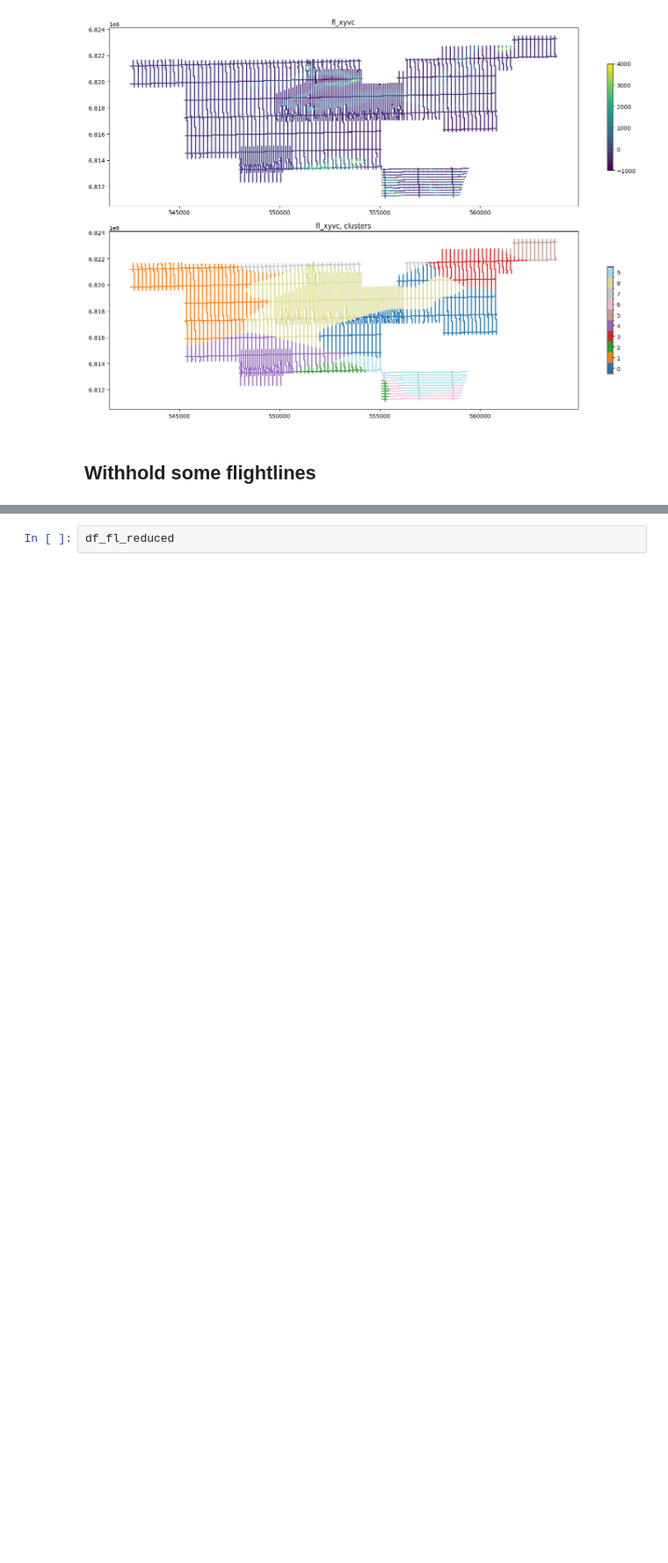
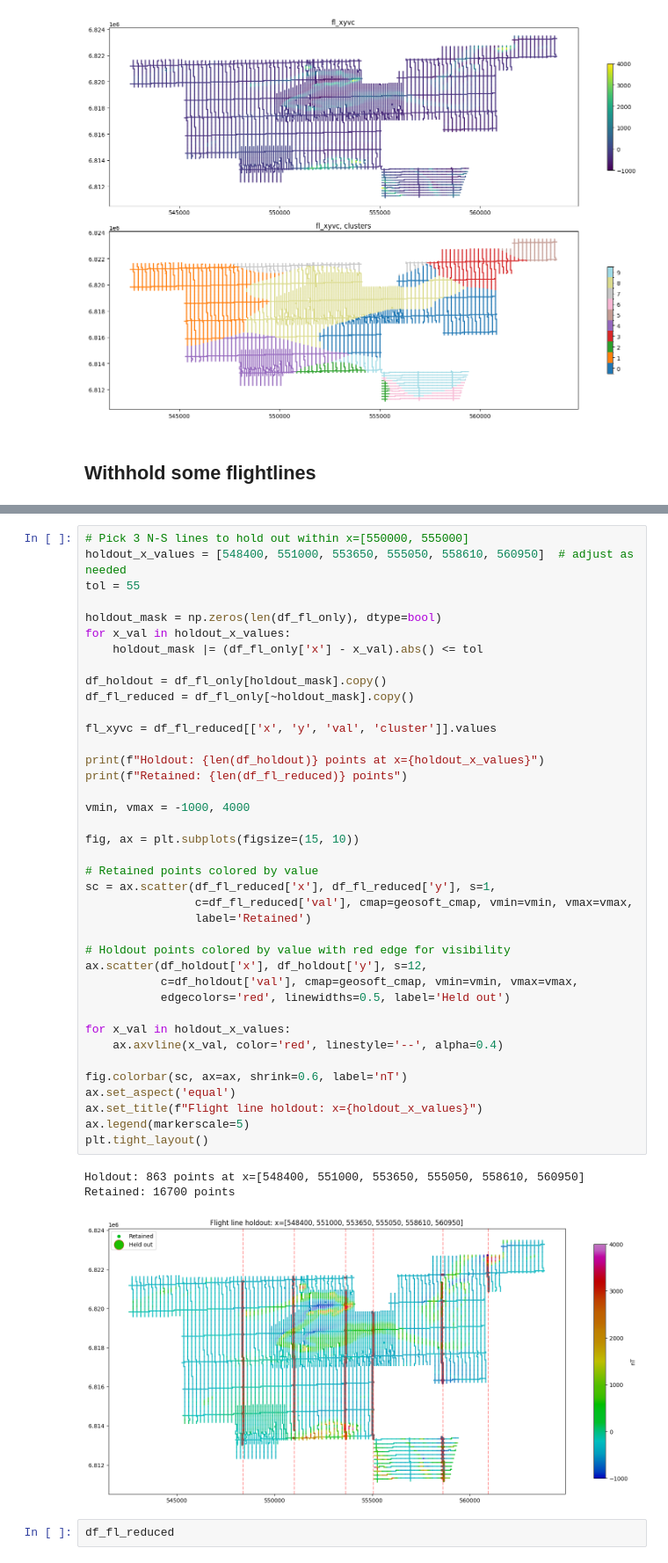
Before and after one commit to Stanford-Mineral-X/multigrid-sgsim, a Jupyter notebook: sandbox/csb_work.ipynb, the cells around one changed output, grey strips where cells are left out. Shown at 88% size. Cells and saved outputs as stored; diff of their text form; blank space fills up the shorter version.

```diff
--- a/sandbox/csb_work.ipynb
+++ b/sandbox/csb_work.ipynb
@@ -128,3 +128,46 @@ Retained: 17104 points
+# %%
+# Pick 3 N-S lines to hold out within x=[550000, 555000]
+holdout_x_values = [548400, 551000, 553650, 555050, 558610, 560950]  # adjust as needed
+tol = 55
+
+holdout_mask = np.zeros(len(df_fl_only), dtype=bool)
+for x_val in holdout_x_values:
+    holdout_mask |= (df_fl_only['x'] - x_val).abs() <= tol
+
+df_holdout = df_fl_only[holdout_mask].copy()
+df_fl_reduced = df_fl_only[~holdout_mask].copy()
+
+fl_xyvc = df_fl_reduced[['x', 'y', 'val', 'cluster']].values
+
+print(f"Holdout: {len(df_holdout)} points at x={holdout_x_values}")
+print(f"Retained: {len(df_fl_reduced)} points")
+
+vmin, vmax = -1000, 4000
+
+fig, ax = plt.subplots(figsize=(15, 10))
+
+# Retained points colored by value
+sc = ax.scatter(df_fl_reduced['x'], df_fl_reduced['y'], s=1,
+                c=df_fl_reduced['val'], cmap=geosoft_cmap, vmin=vmin, vmax=vmax,
+                label='Retained')
+
+# Holdout points colored by value with red edge for visibility
+ax.scatter(df_holdout['x'], df_holdout['y'], s=12,
+           c=df_holdout['val'], cmap=geosoft_cmap, vmin=vmin, vmax=vmax,
+           edgecolors='red', linewidths=0.5, label='Held out')
+
+for x_val in holdout_x_values:
+    ax.axvline(x_val, color='red', linestyle='--', alpha=0.4)
+
+fig.colorbar(sc, ax=ax, shrink=0.6, label='nT')
+ax.set_aspect('equal')
+ax.set_title(f"Flight line holdout: x={holdout_x_values}")
+ax.legend(markerscale=5)
+plt.tight_layout()
+# %% [output]
+Holdout: 863 points at x=[548400, 551000, 553650, 555050, 558610, 560950]
+Retained: 16700 points
+[figure, added]
 # %%
 df_fl_reduced
 # %% [output]
```
Also changed, not shown: parts of 1 cell of this notebook, 1 other file.
